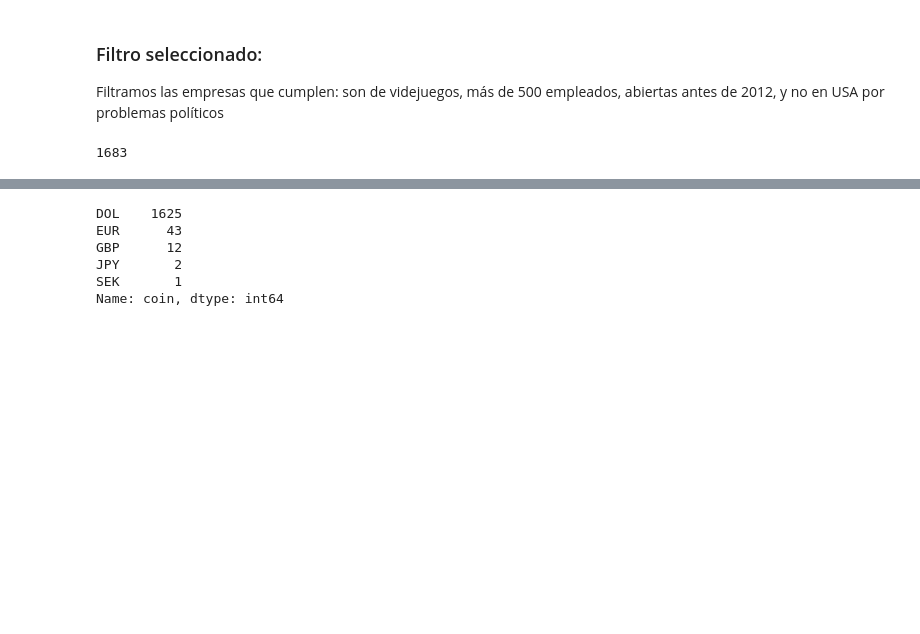
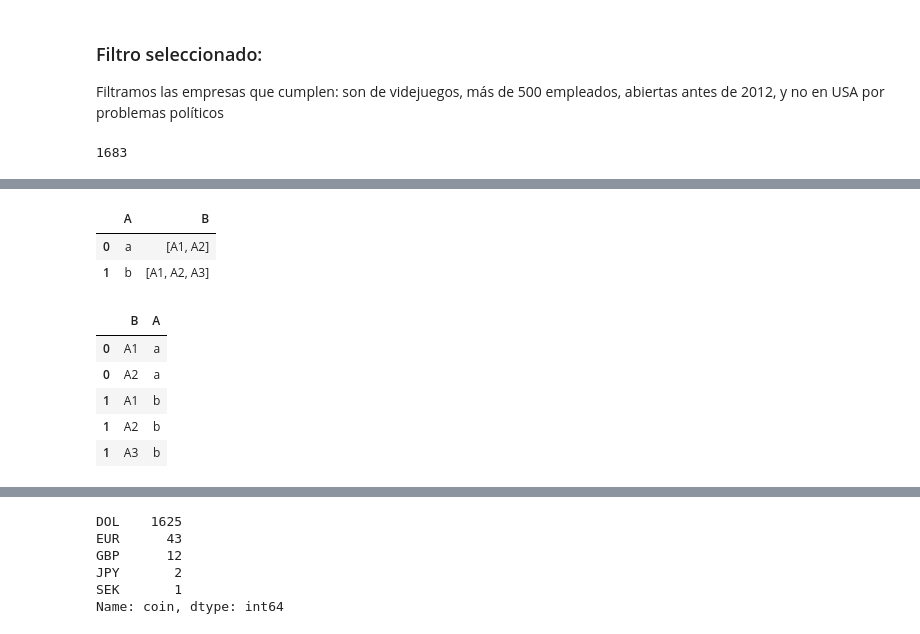
Before and after one commit to albertogcmr/pymongo-project, a Jupyter notebook: main.ipynb, the cells around one changed output, grey strips where cells are left out. Saved outputs shown, nothing was run; the diff lists cells and outputs as text; code cells hidden in the pictures; blank space fills up the shorter version.

```diff
--- a/main.ipynb
+++ b/main.ipynb
@@ -117,0 +142,17 @@ df.head()
+# %%
+dfx = pd.DataFrame({'A':['a','b'],
+               'B':[['A1', 'A2'],['A1', 'A2', 'A3']]})
+dfx
+# %% [output]
+|  | A | B |
+| 0 | a | [A1, A2] |
+| 1 | b | [A1, A2, A3] |
+# %%
+dfx['B'].apply(lambda x: pd.Series(x)).stack().reset_index(level=1, drop=True).to_frame('B').join(dfx[['A']], how='left')
+# %% [output]
+|  | B | A |
+| 0 | A1 | a |
+| 0 | A2 | a |
+| 1 | A1 | b |
+| 1 | A2 | b |
+| 1 | A3 | b |
```
Also changed, not shown: parts of 12 cells of this notebook.
